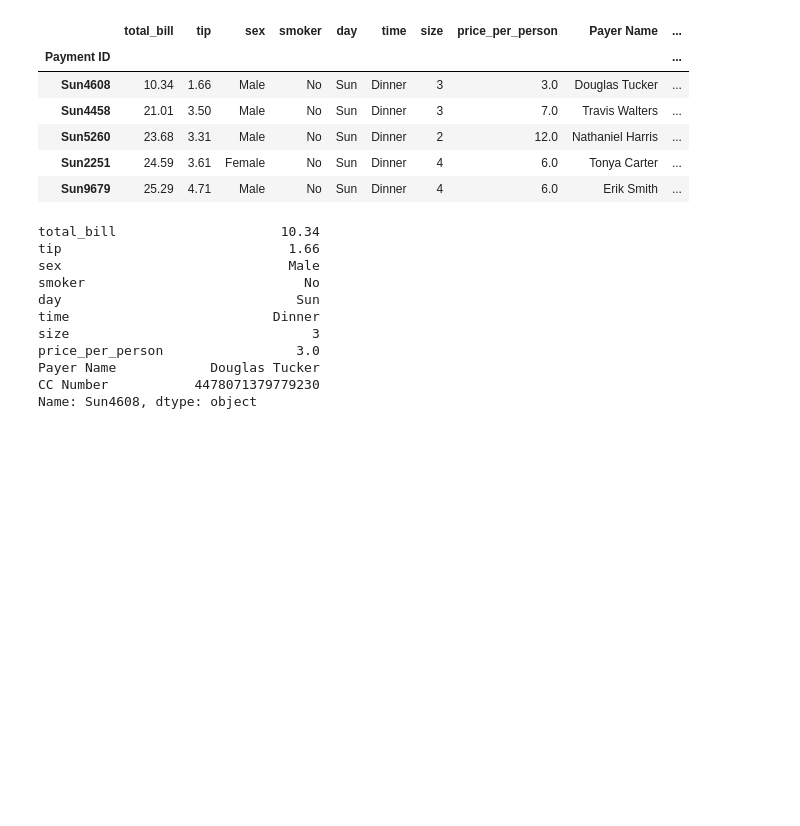
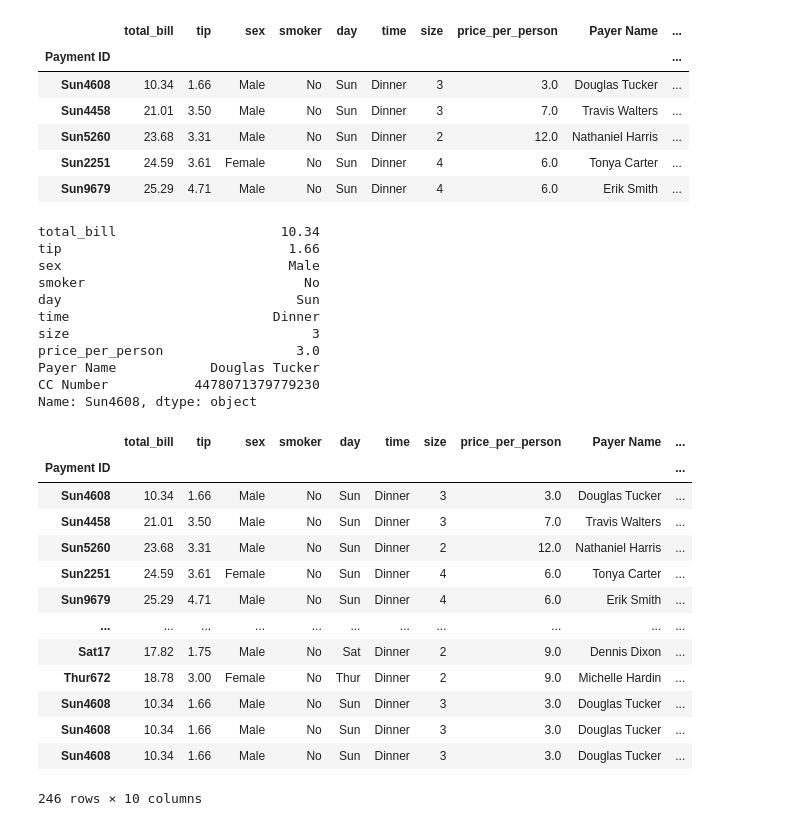
Before and after one commit to akshwin/Python_for_Data_Science, a Jupyter notebook: 3_Pandas/3_Data_Frames.ipynb, the cells around one changed output. Drawn from its saved outputs; the diff is of its cells as text; code cells hidden in the pictures; blank space fills up the shorter version.

```diff
--- a/3_Pandas/3_Data_Frames.ipynb
+++ b/3_Pandas/3_Data_Frames.ipynb
@@ -546,3 +546,20 @@ CC Number           4478071379779230
 Name: Sun4608, dtype: object
 # %%
 df = df.append(one_row)
+# %%
+df
+# %% [output]
+|  | total_bill | tip | sex | smoker | day | time | size | price_per_person | Payer Name | ... |
+| Payment ID |  |  |  |  |  |  |  |  |  | ... |
+| Sun4608 | 10.34 | 1.66 | Male | No | Sun | Dinner | 3 | 3.0 | Douglas Tucker | ... |
+| Sun4458 | 21.01 | 3.50 | Male | No | Sun | Dinner | 3 | 7.0 | Travis Walters | ... |
+| Sun5260 | 23.68 | 3.31 | Male | No | Sun | Dinner | 2 | 12.0 | Nathaniel Harris | ... |
+| Sun2251 | 24.59 | 3.61 | Female | No | Sun | Dinner | 4 | 6.0 | Tonya Carter | ... |
+| Sun9679 | 25.29 | 4.71 | Male | No | Sun | Dinner | 4 | 6.0 | Erik Smith | ... |
+| ... | ... | ... | ... | ... | ... | ... | ... | ... | ... | ... |
+| Sat17 | 17.82 | 1.75 | Male | No | Sat | Dinner | 2 | 9.0 | Dennis Dixon | ... |
+| Thur672 | 18.78 | 3.00 | Female | No | Thur | Dinner | 2 | 9.0 | Michelle Hardin | ... |
+| Sun4608 | 10.34 | 1.66 | Male | No | Sun | Dinner | 3 | 3.0 | Douglas Tucker | ... |
+| Sun4608 | 10.34 | 1.66 | Male | No | Sun | Dinner | 3 | 3.0 | Douglas Tucker | ... |
+| Sun4608 | 10.34 | 1.66 | Male | No | Sun | Dinner | 3 | 3.0 | Douglas Tucker | ... |
+246 rows × 10 columns
```
